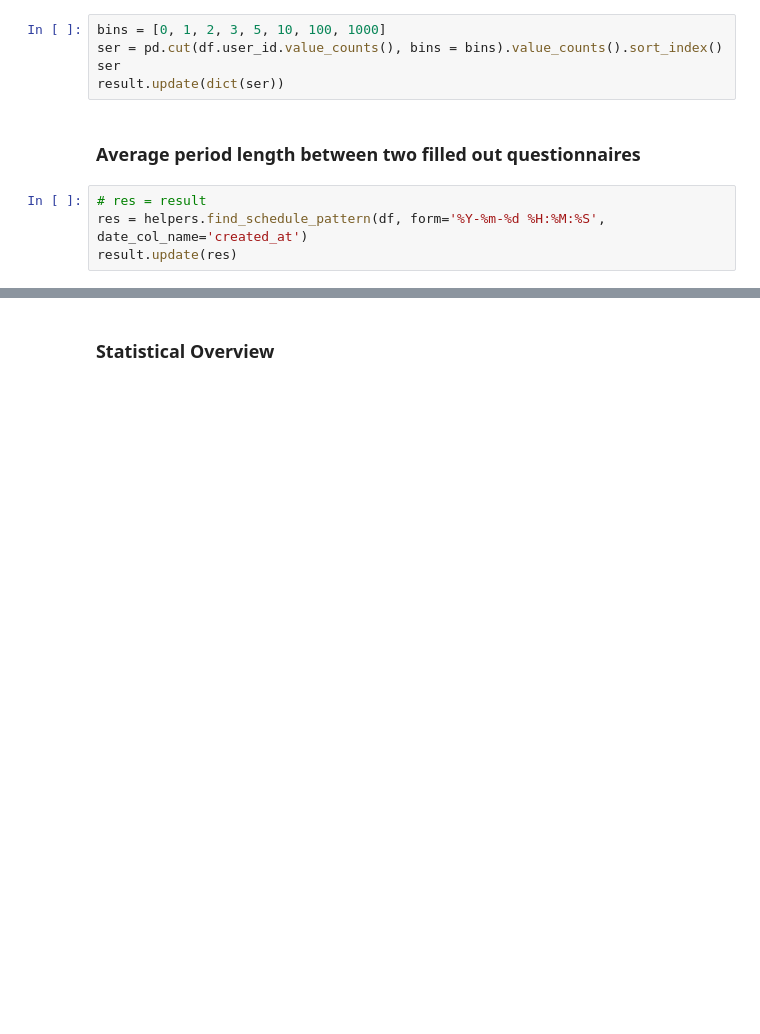
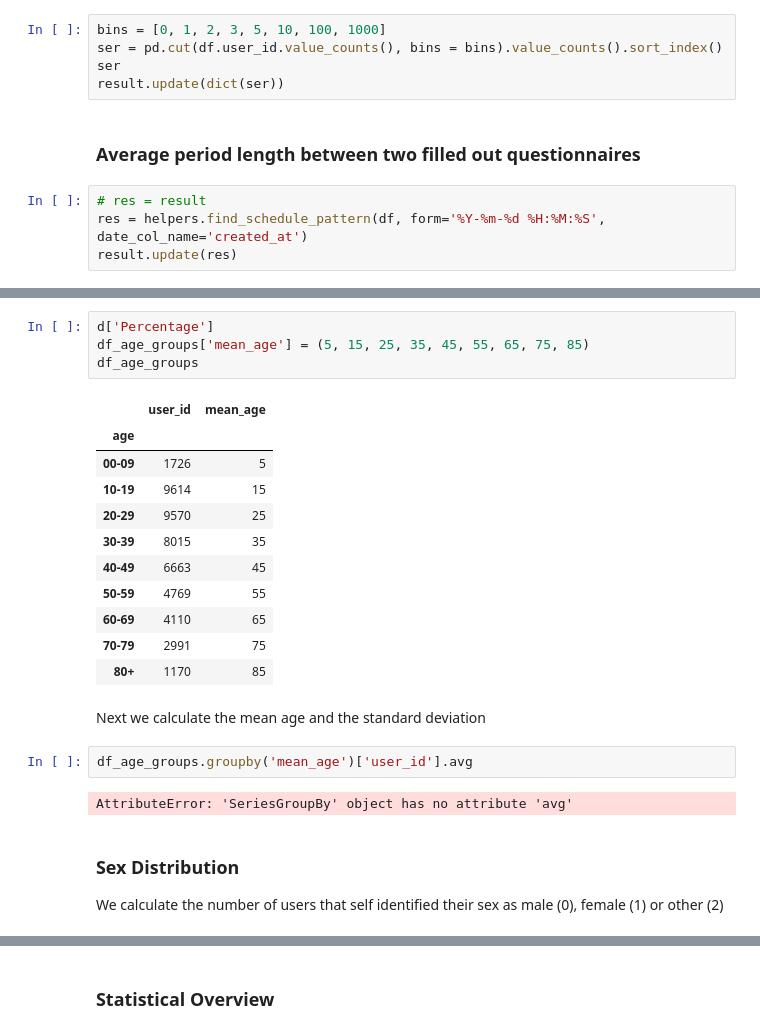
Before and after one commit to joa24jm/UsAs, a Jupyter notebook: src/d01_analysis/cc.ipynb, the cells around one changed output, grey strips where cells are left out. Cells and saved outputs as stored; diff of their text form; blank space fills up the shorter version.

```diff
--- a/src/d01_analysis/cc.ipynb
+++ b/src/d01_analysis/cc.ipynb
@@ -105,0 +128,26 @@ result.update(res)
+# %%
+d['Percentage']
+df_age_groups['mean_age'] = (5, 15, 25, 35, 45, 55, 65, 75, 85)
+df_age_groups
+# %% [output]
+|  | user_id | mean_age |
+| age |  |  |
+| 00-09 | 1726 | 5 |
+| 10-19 | 9614 | 15 |
+| 20-29 | 9570 | 25 |
+| 30-39 | 8015 | 35 |
+| 40-49 | 6663 | 45 |
+| 50-59 | 4769 | 55 |
+| 60-69 | 4110 | 65 |
+| 70-79 | 2991 | 75 |
+| 80+ | 1170 | 85 |
+# %% [markdown]
+Next we calculate the mean age and the standard deviation
+# %%
+df_age_groups.groupby('mean_age')['user_id'].avg
+# %% [output]
+AttributeError: 'SeriesGroupBy' object has no attribute 'avg'
+# %% [markdown]
+### Sex Distribution
+
+We calculate the number of users that self identified their sex as male (0), female (1) or other (2)
```
Also changed, not shown: parts of 7 cells of this notebook, 6 other files.
